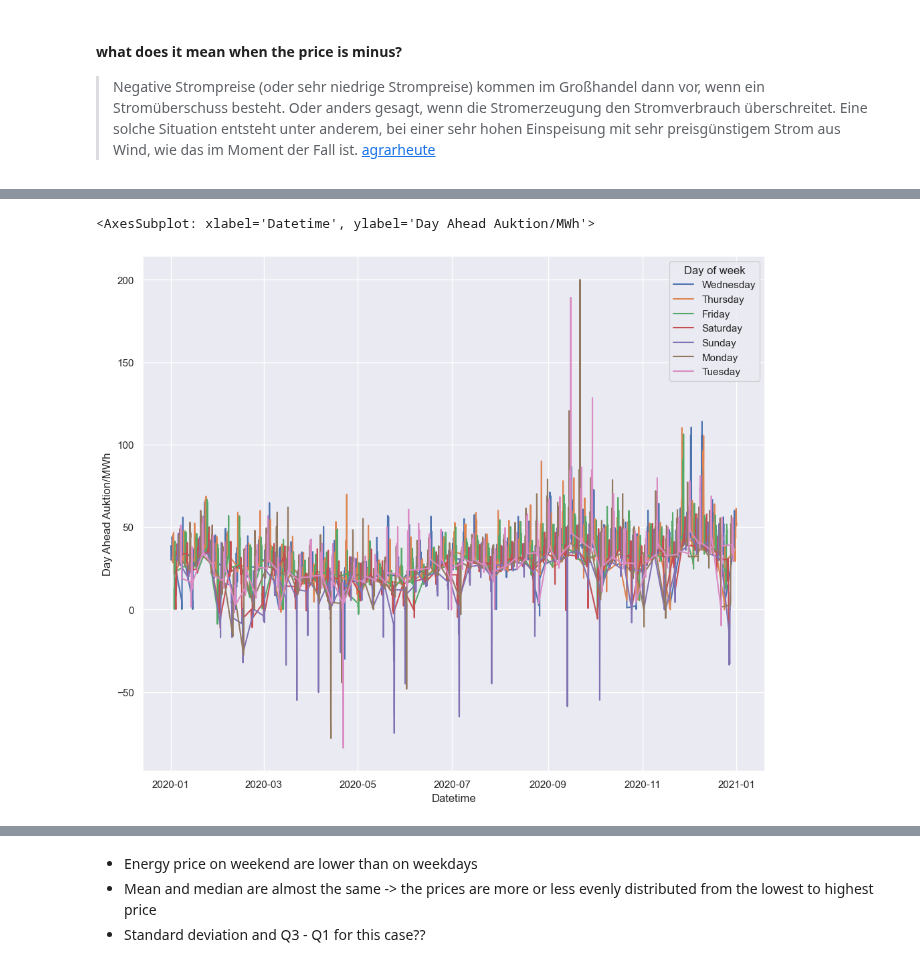
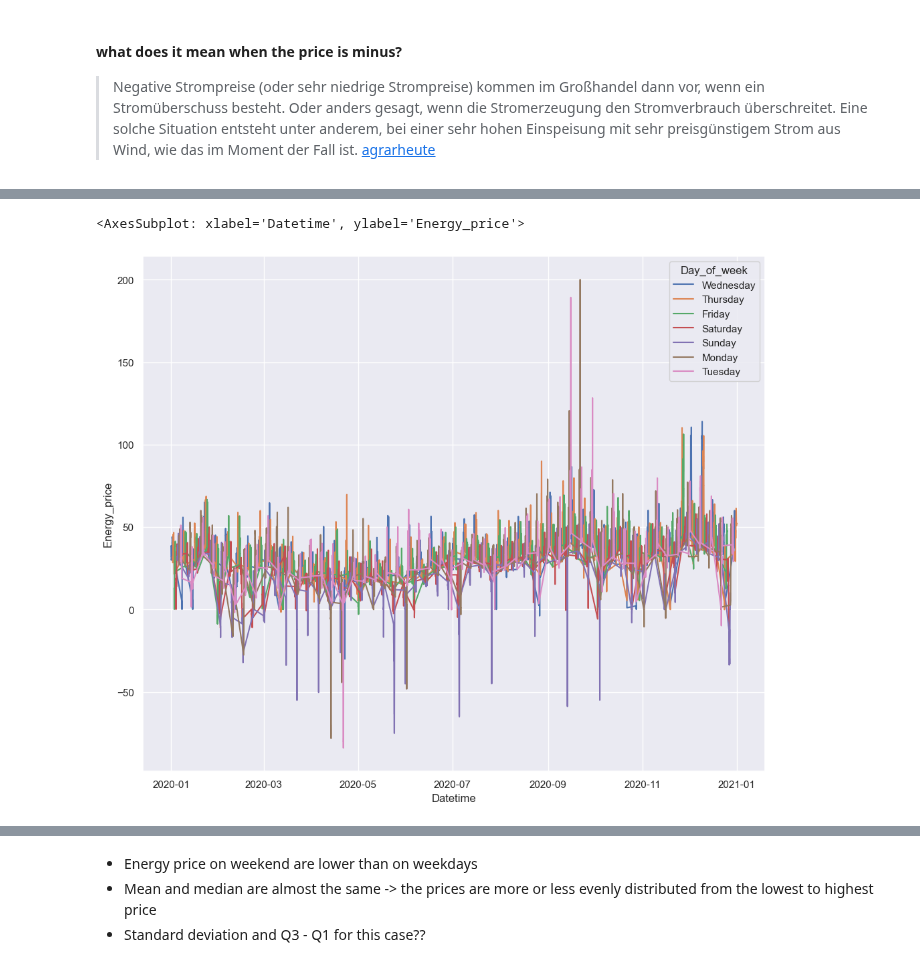
Before and after one commit to M-123-456/team-6-energy-costs, a Jupyter notebook: first_notebook.ipynb, the cells around one changed output, grey strips where cells are left out. Drawn from its saved outputs; the diff is of its cells as text; code cells hidden in the pictures.

```diff
--- a/first_notebook.ipynb
+++ b/first_notebook.ipynb
@@ -22,13 +22,13 @@ df = pd.read_csv(
 energy_df = df.copy()
 
 # rename date column
-energy_df.rename(columns={'Datum (MT+1)': 'Datetime', 'Day Ahead Auktion (DE-LU)': 'Day Ahead Auktion/MWh' }, inplace=True)
+energy_df.rename(columns={'Datum (MT+1)': 'Datetime', 'Day Ahead Auktion (DE-LU)': 'Energy_price', 'Nicht Erneuerbar': 'Nicht_Erneuerbar' }, inplace=True)
 # %%
 # add Date column
 energy_df['Date'] = energy_df['Datetime'].dt.date
 # %%
 # add weekday column
-energy_df['Day of week'] = energy_df['Datetime'].dt.day_name()
+energy_df['Day_of_week'] = energy_df['Datetime'].dt.day_name()
 # %%
 # remove import saldo column, as all values are NaN
 energy_df = energy_df.dropna(axis=1, how="all")
@@ -159,14 +156,14 @@ plt.show()
 # %%
 # plot the data
 # set figure size
 rcParams['figure.figsize'] = 12,10
 sns.lineplot(
     x=energy_df.index,
-    y='Day Ahead Auktion/MWh',
+    y='Energy_price',
     data=energy_df,
-    hue='Day of week'
+    hue='Day_of_week'
     )
 # %% [output]
-<AxesSubplot: xlabel='Datetime', ylabel='Day Ahead Auktion/MWh'>
+<AxesSubplot: xlabel='Datetime', ylabel='Energy_price'>
-[figure, old version]
+[figure, new version]
 # %%
```
Also changed, not shown: parts of 17 cells of this notebook.
